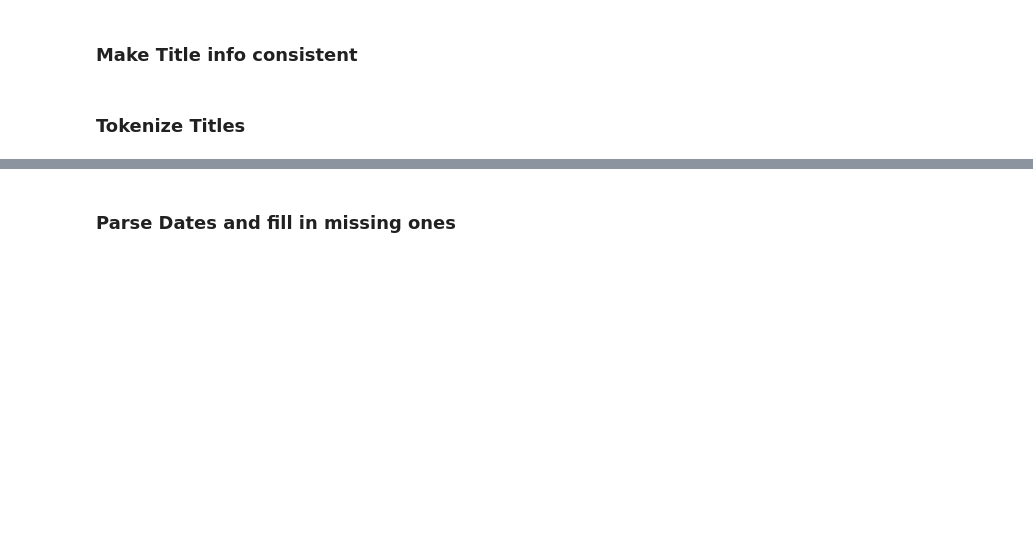
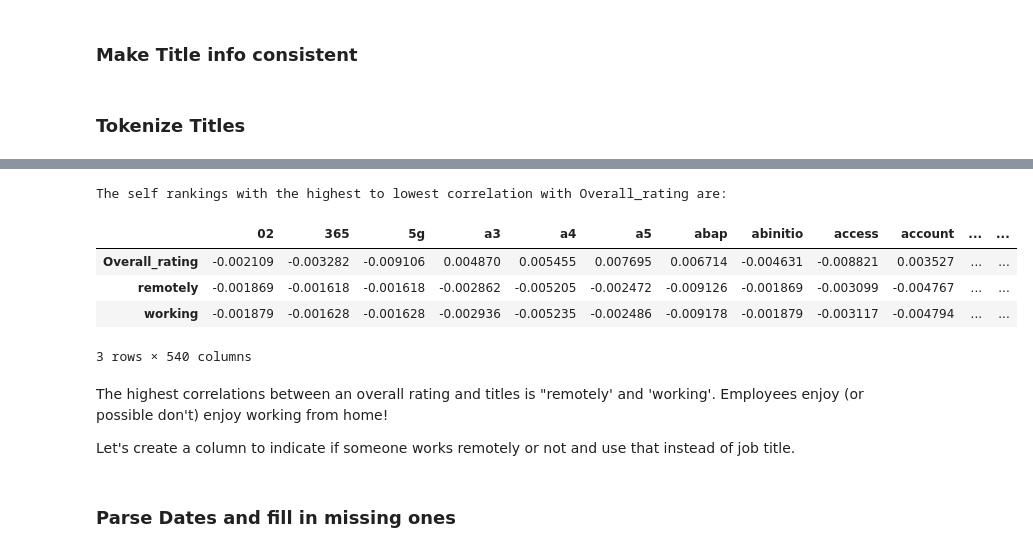
Before and after one commit to TEcjddns/UChicago_AIML_Project, a Jupyter notebook: EmployeeHappiness.ipynb, the cells around one changed output, grey strips where cells are left out. Saved outputs shown, nothing was run; the diff lists cells and outputs as text; code cells hidden in the pictures; blank space fills up the shorter version.

```diff
--- a/EmployeeHappiness.ipynb
+++ b/EmployeeHappiness.ipynb
@@ -589,0 +582,24 @@ df.head()
+# %%
+title_vectorized = list(token_df.columns) + ["Overall_rating"]
+title_corr = df[title_vectorized].corr()
+
+
+title_sorted = title_corr.sort_values("Overall_rating", ascending=False)
+ix = title_sorted.index.drop("Overall_rating")
+print(
+    f"The self rankings with the highest to lowest correlation with Overall_rating are:"
+)
+ix
+title_sorted.head(3)
+# %% [output]
+The self rankings with the highest to lowest correlation with Overall_rating are:
+|  | 02 | 365 | 5g | a3 | a4 | a5 | abap | abinitio | access | account | ... | ... |
+| Overall_rating | -0.002109 | -0.003282 | -0.009106 | 0.004870 | 0.005455 | 0.007695 | 0.006714 | -0.004631 | -0.008821 | 0.003527 | ... | ... |
+| remotely | -0.001869 | -0.001618 | -0.001618 | -0.002862 | -0.005205 | -0.002472 | -0.009126 | -0.001869 | -0.003099 | -0.004767 | ... | ... |
+| working | -0.001879 | -0.001628 | -0.001628 | -0.002936 | -0.005235 | -0.002486 | -0.009178 | -0.001879 | -0.003117 | -0.004794 | ... | ... |
+3 rows × 540 columns
+# %% [markdown]
+The highest correlations between an overall rating and titles is "remotely' and 'working'.  Employees enjoy (or possible don't) enjoy working from home!
+
+
+Let's create a column to indicate if someone works remotely or not and use that instead of job title.
```
Also changed, not shown: parts of 14 cells of this notebook.
